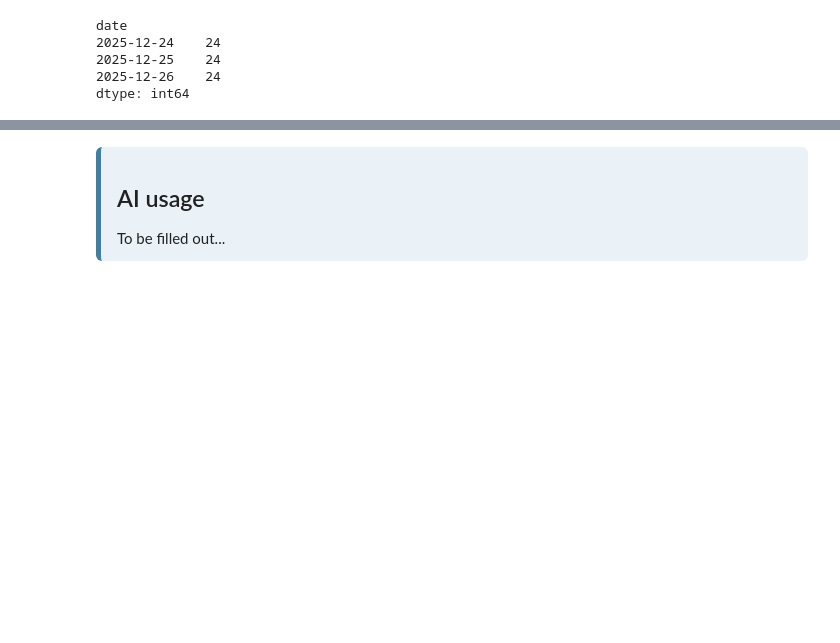
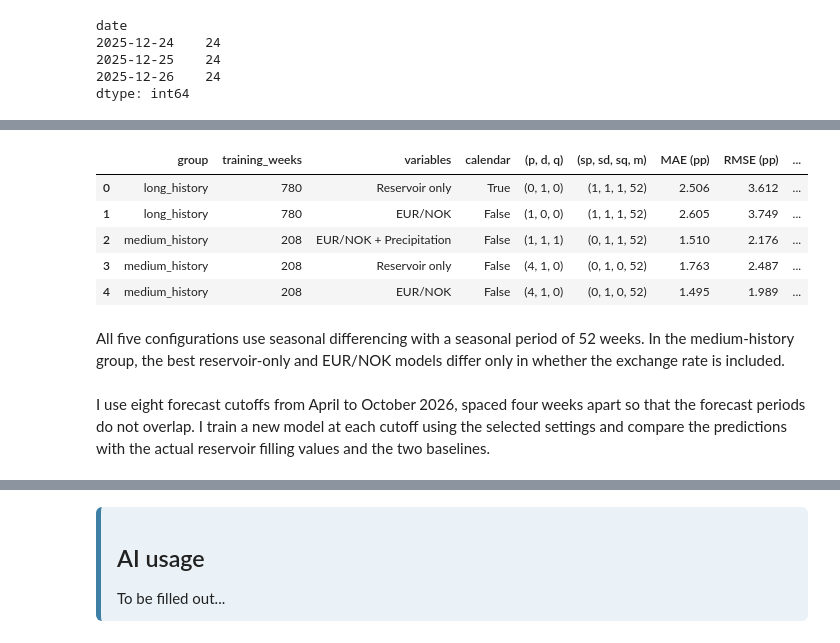
Before and after one commit to kahalandkh/IND320-kahaland, a Jupyter notebook: notebooks/project_work_part4.ipynb, the cells around one changed output, grey strips where cells are left out. Saved outputs shown, nothing was run; the diff lists cells and outputs as text; code cells hidden in the pictures; blank space fills up the shorter version.

```diff
--- a/notebooks/project_work_part4.ipynb
+++ b/notebooks/project_work_part4.ipynb
@@ -290,0 +591,22 @@ The datasets cover quite different periods. Reservoir filling and USD/NOK go bac
+# %%
+def make_combined_options(*sources):
+    """Create variable combinations from at least two different sources."""
+    options = {}
+
+    for selection in product(*[{"": [], **source}.items() for source in sources]):
+        selected = [(label, columns) for label, columns in selection if columns]
+
+        if len(selected) >= 2:
+            label = " + ".join(label for label, _ in selected)
+            columns = [col for _, cols in selected for col in cols]
+
+            options[label] = columns
+
+    return options
+
+combined_options = {
+    "medium_history": make_combined_options(currency_options, weather_options),
+    "short_history": make_combined_options(currency_options, weather_options, electricity_options)}
+
+for group_name, options in combined_options.items():
+    print(f"{group_name}: {len(options)} additional variable selections")
@@ -290,0 +742,26 @@ The datasets cover quite different periods. Reservoir filling and USD/NOK go bac
+# %%
+candidates = search_results.loc[(search_results["horizon"] == 4) & (search_results["group"].isin(["long_history", "medium_history"]))].copy()
+candidates["source selection"] = np.where(candidates["variables"] == "Reservoir only", "Reservoir only", "Single source")
+
+medium_combined = combined_results.loc[(combined_results["group"] == "medium_history") & (combined_results["horizon"] == 4)].copy()
+medium_combined["source selection"] = "Combined sources"
+
+candidates = pd.concat([candidates, medium_combined], ignore_index=True)
+selected_configs = (candidates.sort_values("MAE (pp)").groupby(["group", "source selection"], sort=False).head(1).sort_values(["group", "source selection"]))
+# %%
+settings_table = selected_configs.copy()
+settings_table["(p, d, q)"] = list(zip(settings_table["p"], settings_table["d"], settings_table["q"]))
+settings_table["(sp, sd, sq, m)"] = list(zip(settings_table["sp"], settings_table["sd"], settings_table["sq"], settings_table["m"]))
+
+display(settings_table[["group", "training_weeks", "variables", "calendar", "(p, d, q)", "(sp, sd, sq, m)", "MAE (pp)", "RMSE (pp)", "R²"]].reset_index(drop=True).round(3))
+# %% [output]
+|  | group | training_weeks | variables | calendar | (p, d, q) | (sp, sd, sq, m) | MAE (pp) | RMSE (pp) | ... |
+| 0 | long_history | 780 | Reservoir only | True | (0, 1, 0) | (1, 1, 1, 52) | 2.506 | 3.612 | ... |
+| 1 | long_history | 780 | EUR/NOK | False | (1, 0, 0) | (1, 1, 1, 52) | 2.605 | 3.749 | ... |
+| 2 | medium_history | 208 | EUR/NOK + Precipitation | False | (1, 1, 1) | (0, 1, 1, 52) | 1.510 | 2.176 | ... |
+| 3 | medium_history | 208 | Reservoir only | False | (4, 1, 0) | (0, 1, 0, 52) | 1.763 | 2.487 | ... |
+| 4 | medium_history | 208 | EUR/NOK | False | (4, 1, 0) | (0, 1, 0, 52) | 1.495 | 1.989 | ... |
+# %% [markdown]
+All five configurations use seasonal differencing with a seasonal period of 52 weeks. In the medium-history group, the best reservoir-only and EUR/NOK models differ only in whether the exchange rate is included.
+# %% [markdown]
+I use eight forecast cutoffs from April to October 2026, spaced four weeks apart so that the forecast periods do not overlap. I train a new model at each cutoff using the selected settings and compare the predictions with the actual reservoir filling values and the two baselines.
```
Also changed, not shown: parts of 31 cells of this notebook, 3 other files.
